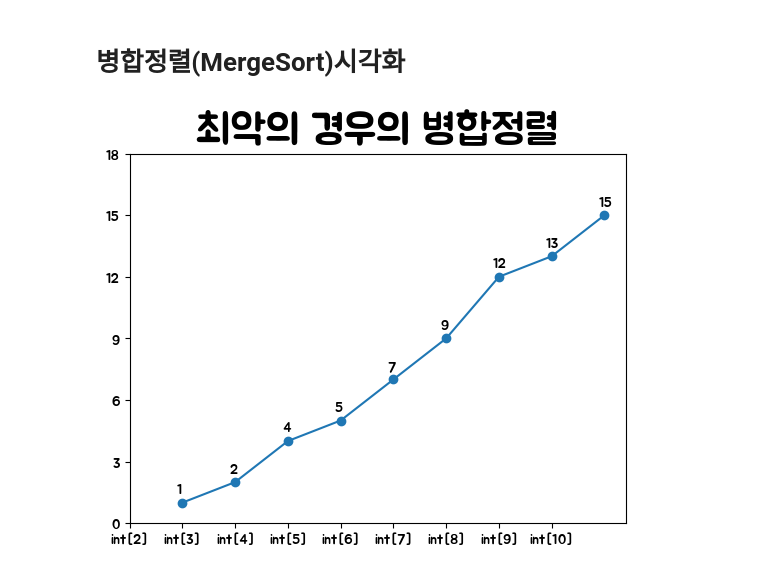
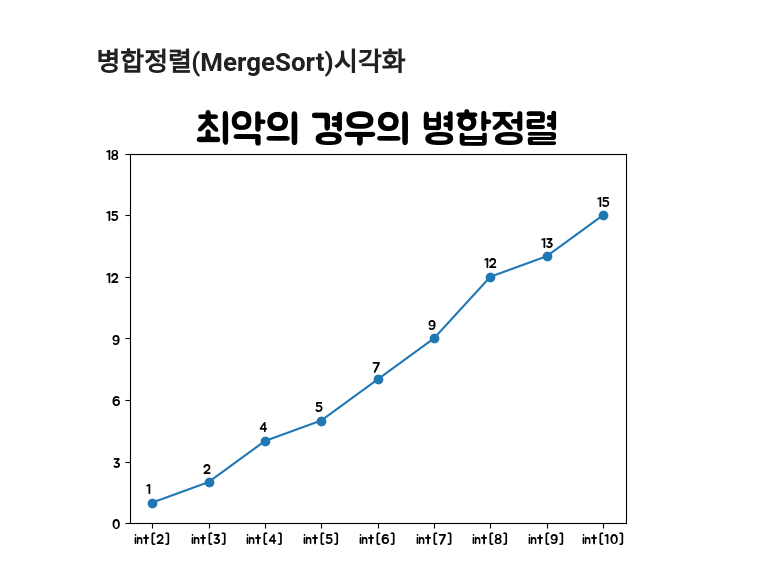
Before and after one commit to 2355009/SortAlgoritm, a Jupyter notebook: img/datagraph.ipynb, the cells around one changed output. Drawn from its saved outputs; the diff is of its cells as text; code cells hidden in the pictures.

```diff
--- a/img/datagraph.ipynb
+++ b/img/datagraph.ipynb
@@ -39,11 +39,11 @@ plt.show()
 # %%
 plt.plot(df['병합정렬(MergeSort)'],marker='o')
 plt.title('최악의 경우의 병합정렬',fontdict={'size':30})
 plt.yticks([n for n in range(0,21,3)])
-plt.xticks(range(1,10),[f'int[{i}]' for i in df.index])
+plt.xticks(range(2,11),[f'int[{i}]' for i in df.index])
 for i in range(0,len(df['병합정렬(MergeSort)'])):
     plt.text(list(df.index)[i]-0.1125,list(df['병합정렬(MergeSort)'])[i]+0.5,list(df['병합정렬(MergeSort)'])[i],fontdict={'size':10})
 plt.savefig('MergeSort.png',dpi=600)
 plt.show()
 # %% [output]
-[figure, old version]
+[figure, new version]
```
Also changed, not shown: parts of 1 cell of this notebook.
